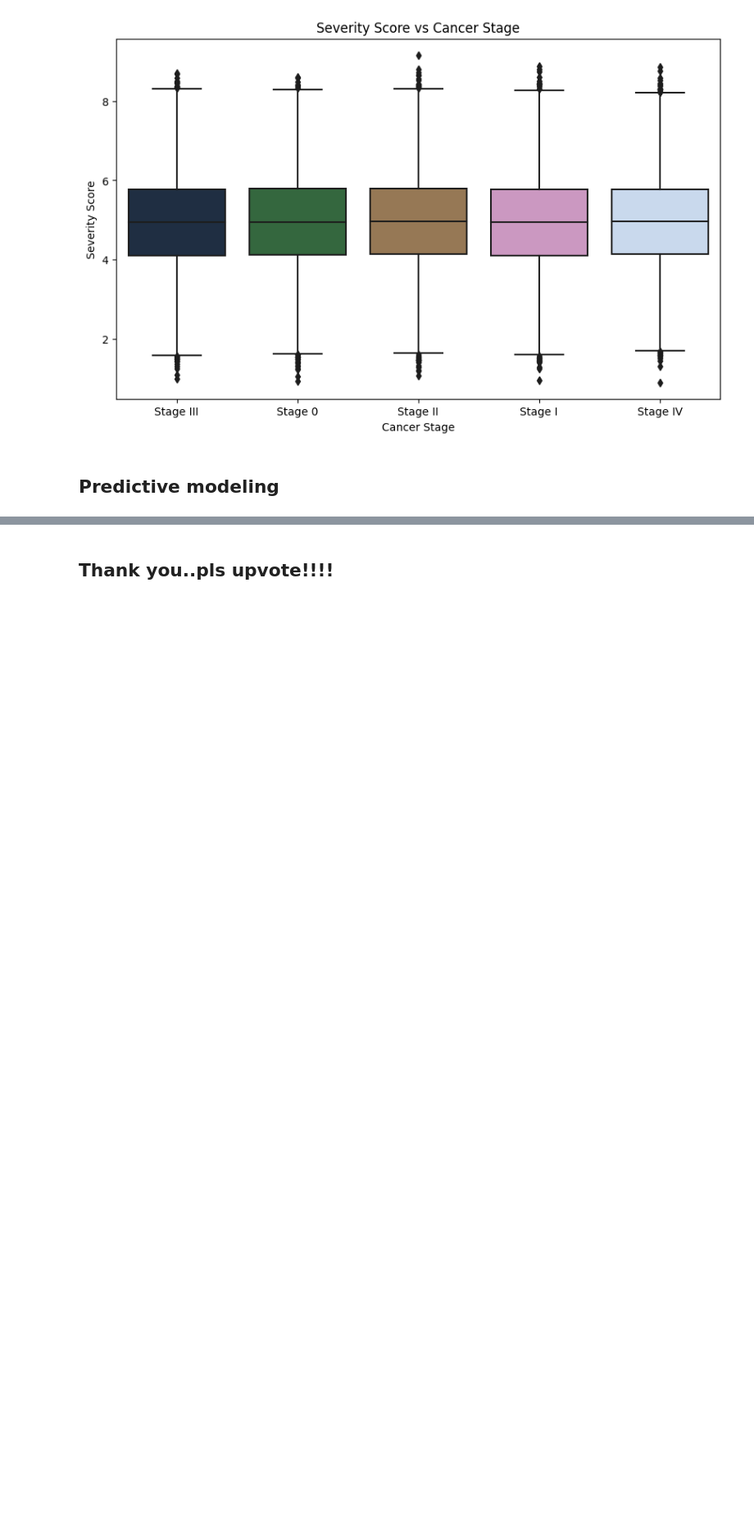
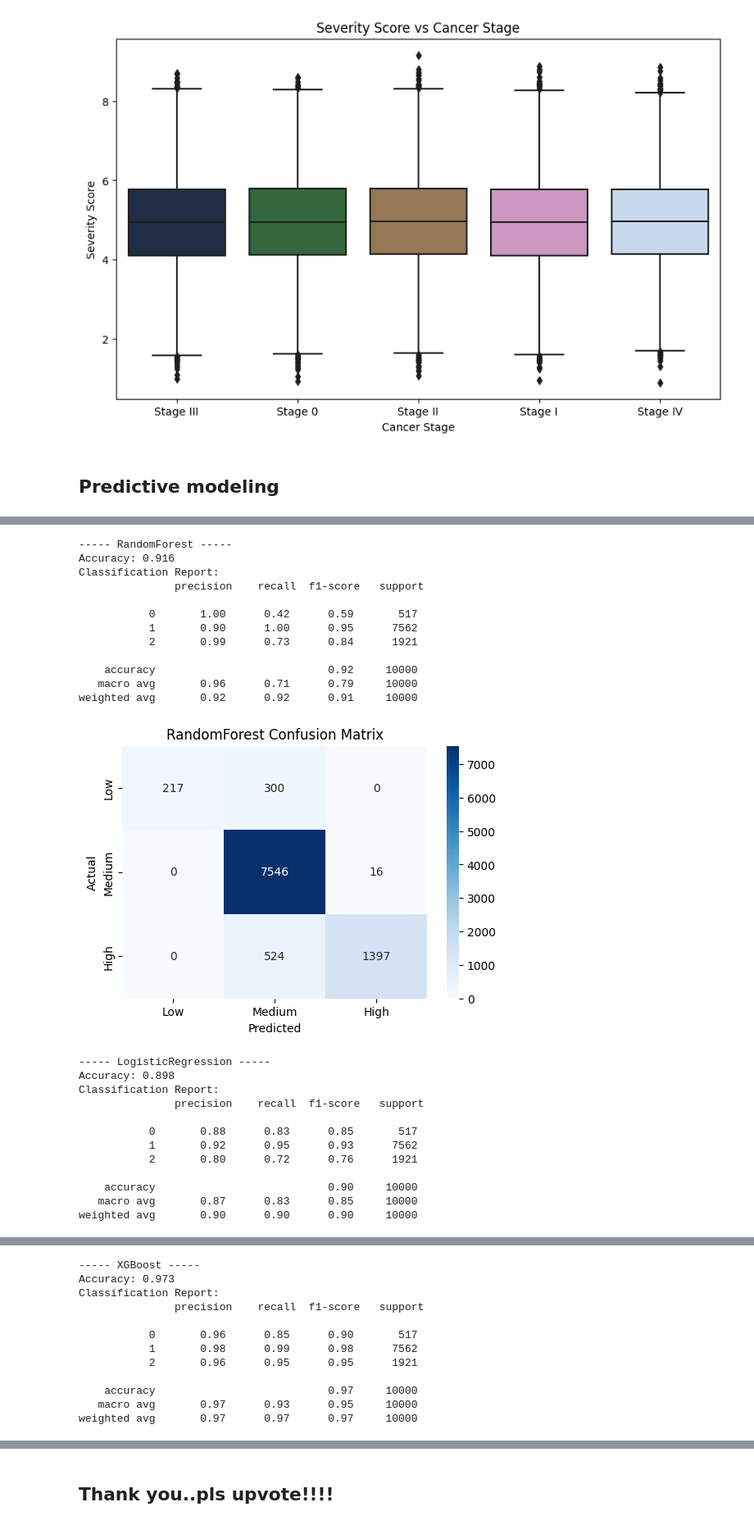
Before and after one commit to lalitssonawane/ineuron-internship, a Jupyter notebook: global-cancer-patients-2015-24-ml.ipynb, the cells around one changed output, grey strips where cells are left out. Shown at 82% size. Saved outputs shown, nothing was run; the diff lists cells and outputs as text; code cells hidden in the pictures; blank space fills up the shorter version.

```diff
--- a/global-cancer-patients-2015-24-ml.ipynb
+++ b/global-cancer-patients-2015-24-ml.ipynb
@@ -360,0 +315,67 @@ weighted avg       0.01      0.01      0.01     10000
+# %%
+# Define classifiers to test
+classifiers = {
+    'RandomForest': RandomForestClassifier(n_estimators=100, random_state=42),
+    'LogisticRegression': LogisticRegression(max_iter=1000, random_state=42),
+    'XGBoost': XGBClassifier(use_label_encoder=False, eval_metric='mlogloss', random_state=42),
+    'GradientBoosting': GradientBoostingClassifier(random_state=42),
+    'SVC': SVC(probability=True, random_state=42)
+}
+
+# Loop through classifiers
+for name, clf in classifiers.items():
+    print(f"\n----- {name} -----")
+
+    # Build pipeline
+    model = Pipeline(steps=[
+        ('preprocessor', preprocessor),
+        ('classifier', clf)
+    ])
+
+    # Train
+    model.fit(X_train, y_train)
+
+    # Predict
+    y_pred = model.predict(X_test)
+
+    # Evaluate
+    acc = accuracy_score(y_test, y_pred)
+    cm = confusion_matrix(y_test, y_pred)
+    report = classification_report(y_test, y_pred)
+
+    print(f"Accuracy: {acc:.3f}")
+    print("Classification Report:\n", report)
+
+    # Plot confusion matrix
+    plt.figure(figsize=(6,4))
+    sns.heatmap(cm, annot=True, fmt='d', cmap='Blues', xticklabels=['Low', 'Medium', 'High'], yticklabels=['Low', 'Medium', 'High'])
+    plt.title(f"{name} Confusion Matrix")
+    plt.ylabel('Actual')
+    plt.xlabel('Predicted')
+    plt.show()
+# %% [output]
+----- RandomForest -----
+Accuracy: 0.916
+Classification Report:
+               precision    recall  f1-score   support
+
+           0       1.00      0.42      0.59       517
+           1       0.90      1.00      0.95      7562
+           2       0.99      0.73      0.84      1921
+
+    accuracy                           0.92     10000
+   macro avg       0.96      0.71      0.79     10000
+weighted avg       0.92      0.92      0.91     10000
+[figure, added]
+----- LogisticRegression -----
+Accuracy: 0.898
+Classification Report:
+               precision    recall  f1-score   support
+
+           0       0.88      0.83      0.85       517
+           1       0.92      0.95      0.93      7562
+           2       0.80      0.72      0.76      1921
+
+    accuracy                           0.90     10000
+   macro avg       0.87      0.83      0.85     10000
+weighted avg       0.90      0.90      0.90     10000
@@ -360,0 +383,12 @@ weighted avg       0.01      0.01      0.01     10000
+----- XGBoost -----
+Accuracy: 0.973
+Classification Report:
+               precision    recall  f1-score   support
+
+           0       0.96      0.85      0.90       517
+           1       0.98      0.99      0.98      7562
+           2       0.96      0.95      0.95      1921
+
+    accuracy                           0.97     10000
+   macro avg       0.97      0.93      0.95     10000
+weighted avg       0.97      0.97      0.97     10000
```
Also changed, not shown: parts of 6 cells of this notebook.
